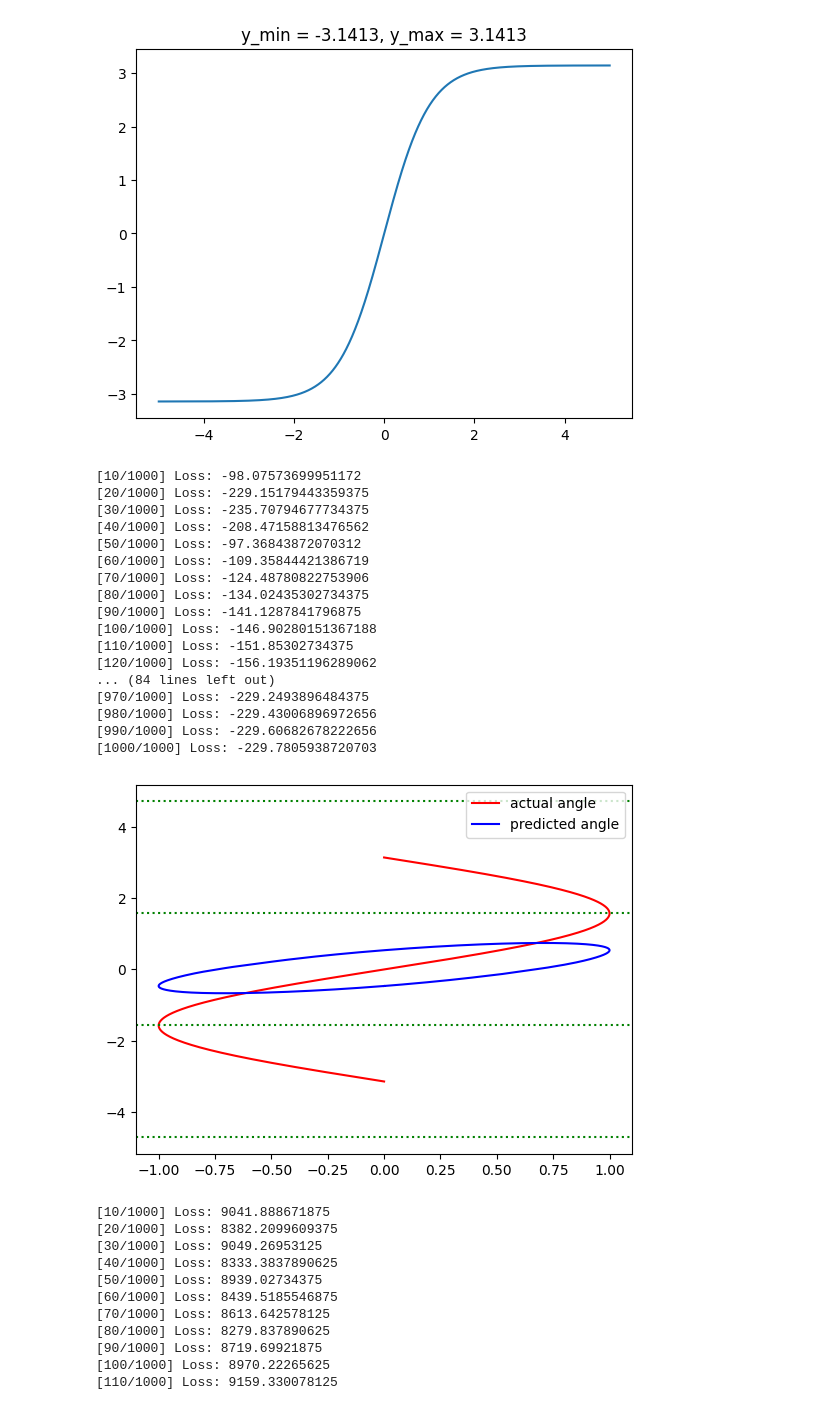
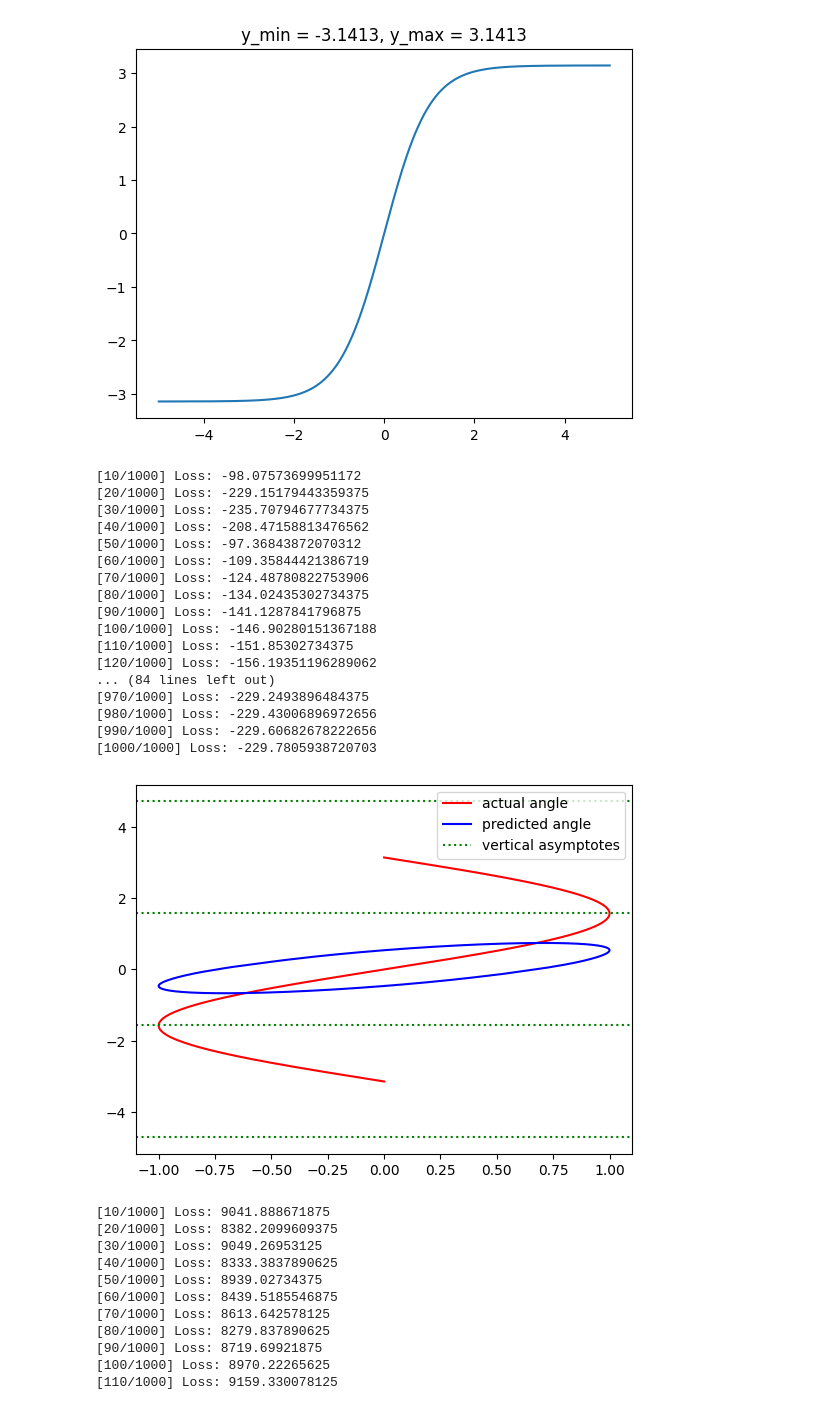
Before and after one commit to jumzzz/understanding-dl, a Jupyter notebook: ch-05/exercises/03-von-mises-loss-function.ipynb, the cells around one changed output. Cells and saved outputs as stored; diff of their text form; code cells hidden in the pictures.

```diff
--- a/ch-05/exercises/03-von-mises-loss-function.ipynb
+++ b/ch-05/exercises/03-von-mises-loss-function.ipynb
@@ -185,35 +185,35 @@ plt.plot(X_train[:,1].reshape(-1), y_train.reshape(-1), color='red', label='actu
 plt.plot(X_train[:,1].reshape(-1), y_pred.reshape(-1), color='blue', label='predicted angle')
 plt.axhline(- 3 * np.pi / 2, linestyle='dotted', color='green')
 plt.axhline(- 1 * np.pi / 2, linestyle='dotted', color='green')
 plt.axhline( 1 * np.pi / 2, linestyle='dotted', color='green')
-plt.axhline( 3 * np.pi / 2, linestyle='dotted', color='green')
+plt.axhline( 3 * np.pi / 2, linestyle='dotted', color='green', label='vertical asymptotes')
 plt.legend()
 plt.show()
 
 
 # plt.plot(y_train.reshape(-1), X_train[:,1].reshape(-1), color='red', label='actual angle')
 # plt.plot(y_pred.reshape(-1), X_train[:,1].reshape(-1), color='blue', label='predicted angle')
 # plt.legend()
 # plt.show()
 # %% [output]
 [10/1000] Loss: -98.07573699951172
 [20/1000] Loss: -229.15179443359375
 [30/1000] Loss: -235.70794677734375
 [40/1000] Loss: -208.47158813476562
 [50/1000] Loss: -97.36843872070312
 [60/1000] Loss: -109.35844421386719
 [70/1000] Loss: -124.48780822753906
 [80/1000] Loss: -134.02435302734375
 [90/1000] Loss: -141.1287841796875
 [100/1000] Loss: -146.90280151367188
 [110/1000] Loss: -151.85302734375
 [120/1000] Loss: -156.19351196289062
 ... (84 lines left out)
 [970/1000] Loss: -229.2493896484375
 [980/1000] Loss: -229.43006896972656
 [990/1000] Loss: -229.60682678222656
 [1000/1000] Loss: -229.7805938720703
-[figure, old version]
+[figure, new version]
 # %%
 params_v2 = init_network_params(network_sizes)
 
```
Also changed, not shown: parts of 2 cells of this notebook.
